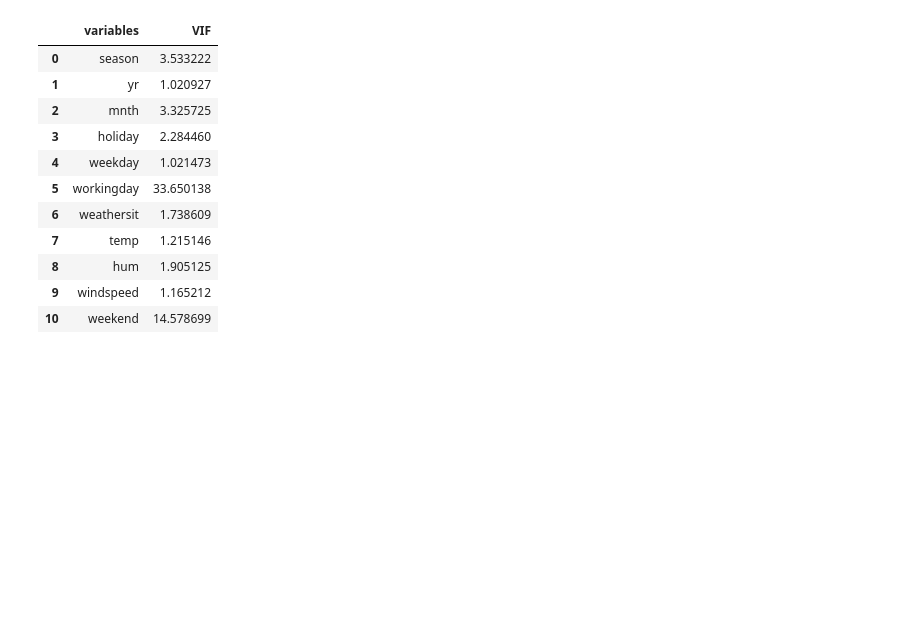
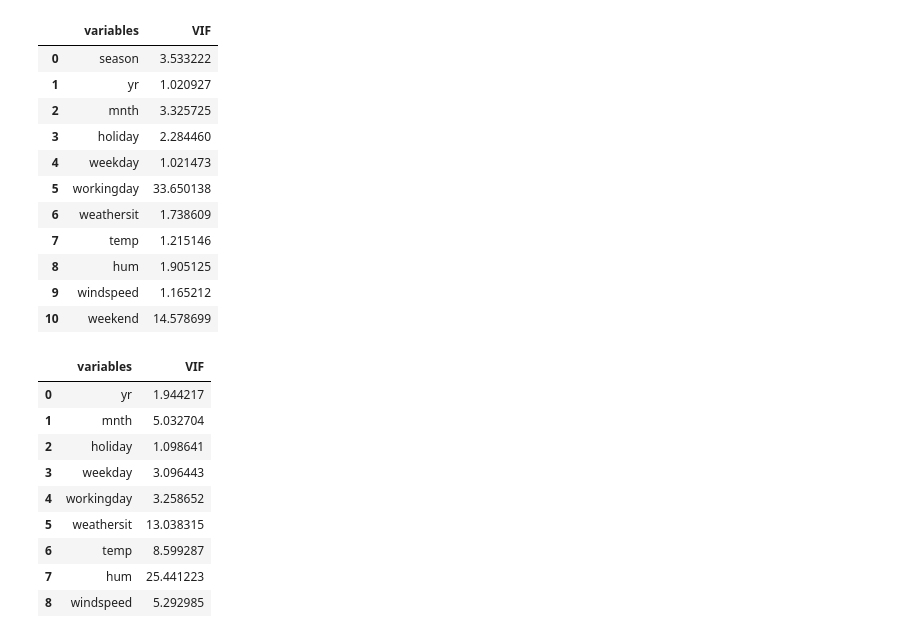
Before and after one commit to springboardmentor29803v-cpu/RideWise-Predicting-Bike-sharing-Demand, a Jupyter notebook: Modeling/Linear_Regression.ipynb, the cells around one changed output. Cells and saved outputs as stored; diff of their text form; code cells hidden in the pictures; blank space fills up the shorter version.

```diff
--- a/Modeling/Linear_Regression.ipynb
+++ b/Modeling/Linear_Regression.ipynb
@@ -433,3 +433,16 @@ Calculate_vif(df_new[[i for i in df_new.describe().columns if i not in ['cnt']]]
 # %%
 df_new = df_new.drop(columns=['weekend'])
 df_new = df_new.drop(columns=['season'])
+# %%
+Calculate_vif(df_new[[i for i in df_new.describe().columns if i not in ['cnt']]])
+# %% [output]
+|  | variables | VIF |
+| 0 | yr | 1.944217 |
+| 1 | mnth | 5.032704 |
+| 2 | holiday | 1.098641 |
+| 3 | weekday | 3.096443 |
+| 4 | workingday | 3.258652 |
+| 5 | weathersit | 13.038315 |
+| 6 | temp | 8.599287 |
+| 7 | hum | 25.441223 |
+| 8 | windspeed | 5.292985 |
```
Also changed, not shown: parts of 7 cells of this notebook, 7 other files.
